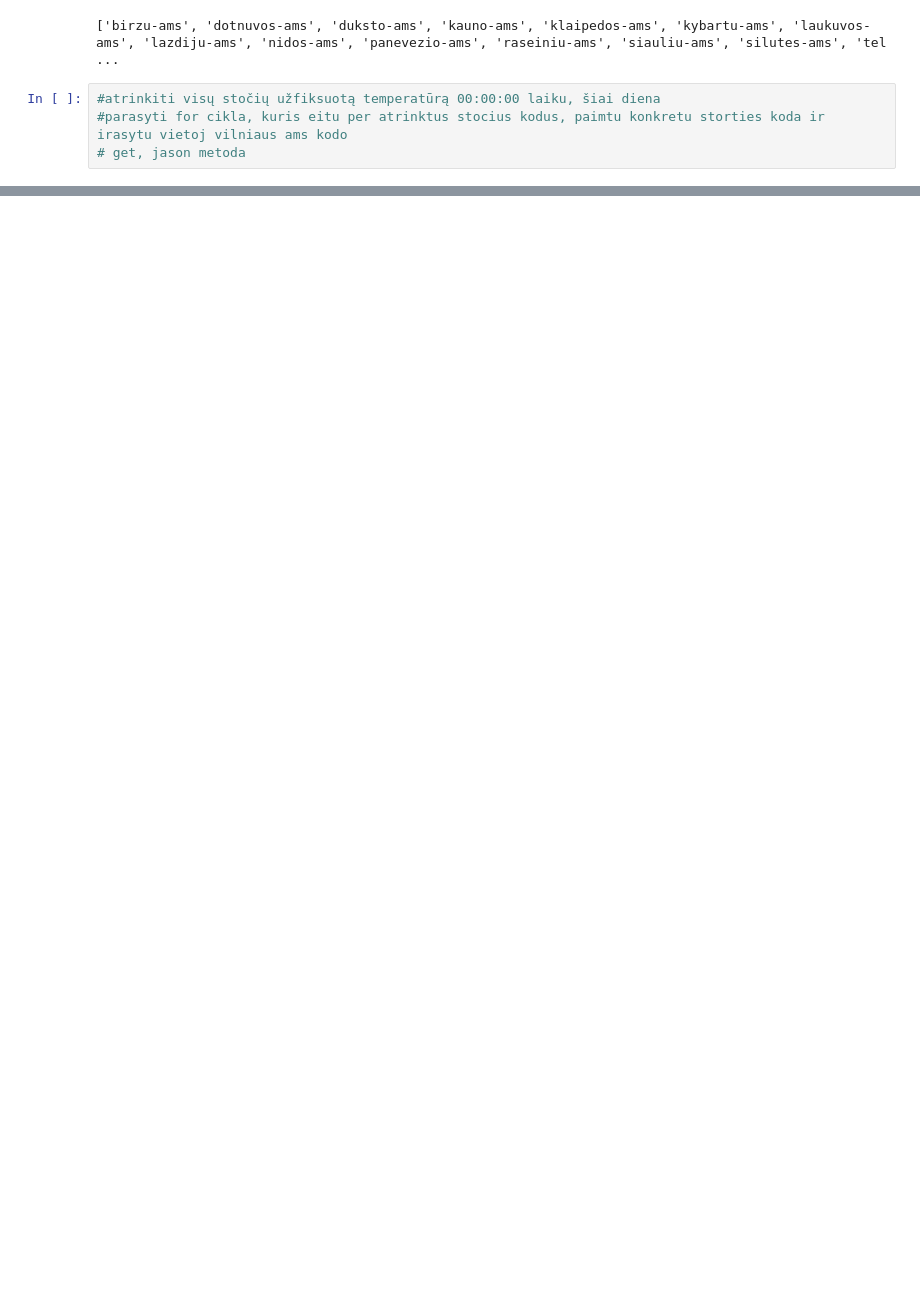
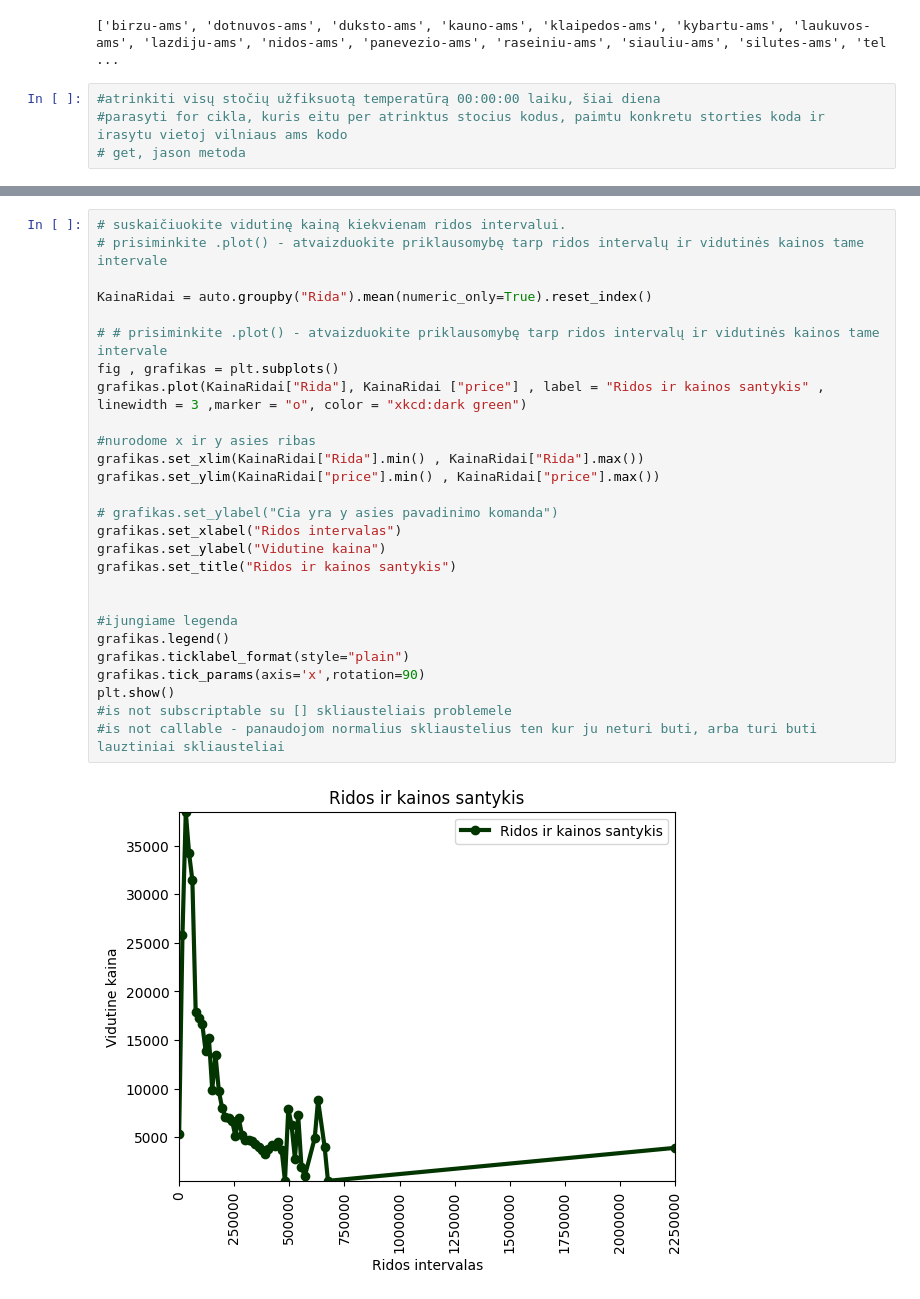
Before and after one commit to EmveeLT/JupyterNotebooks, a Jupyter notebook: Pandas2.ipynb, the cells around one changed output, grey strips where cells are left out. Cells and saved outputs as stored; diff of their text form; blank space fills up the shorter version.

```diff
--- a/Pandas2.ipynb
+++ b/Pandas2.ipynb
@@ -2319,0 +2417,29 @@ print(stations17)
+# %%
+# suskaičiuokite vidutinę kainą kiekvienam ridos intervalui.
+# prisiminkite .plot() - atvaizduokite priklausomybę tarp ridos intervalų ir vidutinės kainos tame intervale
+
+KainaRidai = auto.groupby("Rida").mean(numeric_only=True).reset_index()
+
+# # prisiminkite .plot() - atvaizduokite priklausomybę tarp ridos intervalų ir vidutinės kainos tame intervale
+fig , grafikas = plt.subplots()
+grafikas.plot(KainaRidai["Rida"], KainaRidai ["price"] , label = "Ridos ir kainos santykis" , linewidth = 3 ,marker = "o", color = "xkcd:dark green")
+
+#nurodome x ir y asies ribas
+grafikas.set_xlim(KainaRidai["Rida"].min() , KainaRidai["Rida"].max())
+grafikas.set_ylim(KainaRidai["price"].min() , KainaRidai["price"].max())
+
+# grafikas.set_ylabel("Cia yra y asies pavadinimo komanda")
+grafikas.set_xlabel("Ridos intervalas")
+grafikas.set_ylabel("Vidutine kaina")
+grafikas.set_title("Ridos ir kainos santykis")
+
+
+#ijungiame legenda
+grafikas.legend()
+grafikas.ticklabel_format(style="plain")
+grafikas.tick_params(axis='x',rotation=90)
+plt.show()
+#is not subscriptable su [] skliausteliais problemele
+#is not callable - panaudojom normalius skliaustelius ten kur ju neturi buti, arba turi buti lauztiniai skliausteliai
+# %% [output]
+[figure, added]
```
Also changed, not shown: parts of 12 cells of this notebook, 1 other file.
